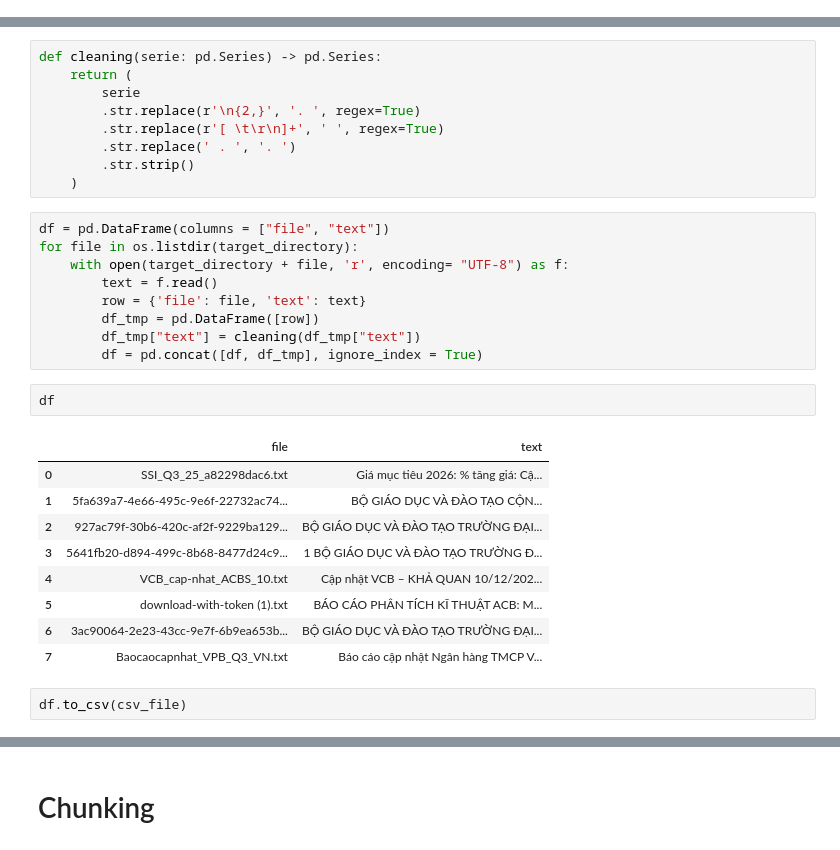
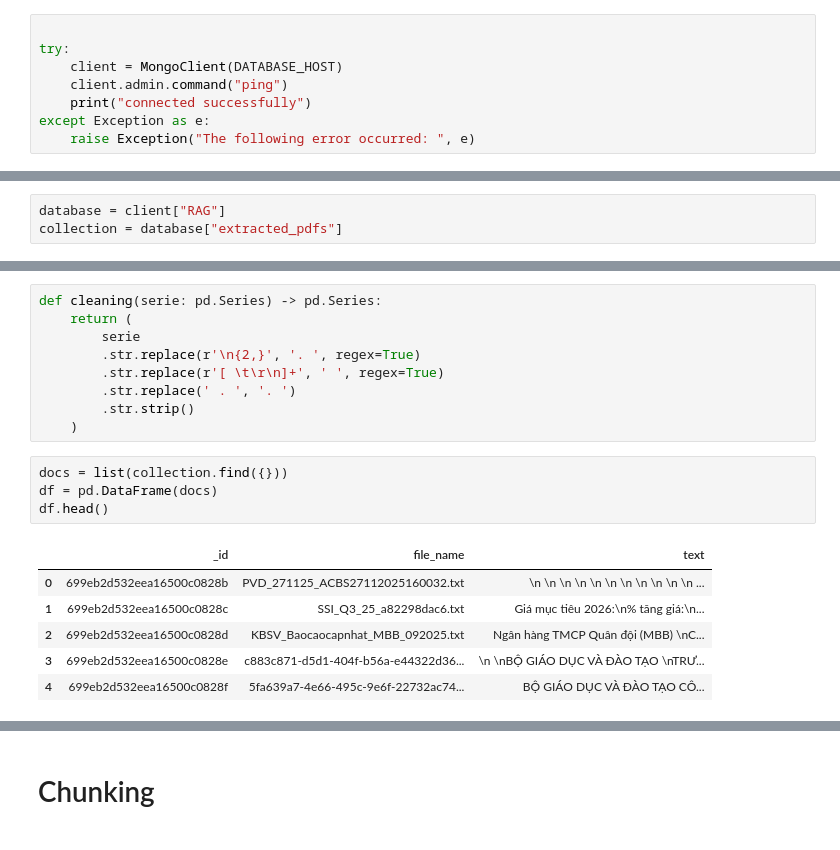
Before and after one commit to TranVoAnhTuan/RAG-TranVoAnhTuan, a Jupyter notebook: test.ipynb, the cells around one changed output, grey strips where cells are left out. Cells and saved outputs as stored; diff of their text form.

```diff
--- a/test.ipynb
+++ b/test.ipynb
@@ -14,0 +19,8 @@ import pymupdf
+# %%
+
+try:
+    client = MongoClient(DATABASE_HOST)
+    client.admin.command("ping")
+    print("connected successfully")
+except Exception as e:
+    raise Exception("The following error occurred: ", e)
@@ -14,0 +29,3 @@ import pymupdf
+# %%
+database = client["RAG"]
+collection = database["extracted_pdfs"]
@@ -53,26 +95,14 @@ def cleaning(serie: pd.Series) -> pd.Series:
         .str.replace(' . ', '. ')
         .str.strip()
     )
-# %%
-df = pd.DataFrame(columns = ["file", "text"])
-for file in os.listdir(target_directory):
-    with open(target_directory + file, 'r', encoding= "UTF-8") as f:
-        text = f.read()
-        row = {'file': file, 'text': text}
-        df_tmp = pd.DataFrame([row])
-        df_tmp["text"] = cleaning(df_tmp["text"])
-        df = pd.concat([df, df_tmp], ignore_index = True)
-# %%
-df
-# %% [output]
-|  | file | text |
-| 0 | SSI_Q3_25_a82298dac6.txt | Giá mục tiêu 2026: % tăng giá: Cậ... |
-| 1 | 5fa639a7-4e66-495c-9e6f-22732ac74... | BỘ GIÁO DỤC VÀ ĐÀO TẠO CỘN... |
-| 2 | 927ac79f-30b6-420c-af2f-9229ba129... | BỘ GIÁO DỤC VÀ ĐÀO TẠO TRƯỜNG ĐẠI... |
-| 3 | 5641fb20-d894-499c-8b68-8477d24c9... | 1 BỘ GIÁO DỤC VÀ ĐÀO TẠO TRƯỜNG Đ... |
-| 4 | VCB_cap-nhat_ACBS_10.txt | Cập nhật VCB – KHẢ QUAN 10/12/202... |
-| 5 | download-with-token (1).txt | BÁO CÁO PHÂN TÍCH KĨ THUẬT ACB: M... |
-| 6 | 3ac90064-2e23-43cc-9e7f-6b9ea653b... | BỘ GIÁO DỤC VÀ ĐÀO TẠO TRƯỜNG ĐẠI... |
-| 7 | Baocaocapnhat_VPB_Q3_VN.txt | Báo cáo cập nhật Ngân hàng TMCP V... |
-# %%
-df.to_csv(csv_file)
+# %%
+docs = list(collection.find({}))
+df = pd.DataFrame(docs)
+df.head()
+# %% [output]
+|  | _id | file_name | text |
+| 0 | 699eb2d532eea16500c0828b | PVD_271125_ACBS27112025160032.txt | \n \n \n \n \n \n \n \n \n \n \n ... |
+| 1 | 699eb2d532eea16500c0828c | SSI_Q3_25_a82298dac6.txt | Giá mục tiêu 2026:\n% tăng giá:\n... |
+| 2 | 699eb2d532eea16500c0828d | KBSV_Baocaocapnhat_MBB_092025.txt | Ngân hàng TMCP Quân đội (MBB) \nC... |
+| 3 | 699eb2d532eea16500c0828e | c883c871-d5d1-404f-b56a-e44322d36... | \n \nBỘ GIÁO DỤC VÀ ĐÀO TẠO \nTRƯ... |
+| 4 | 699eb2d532eea16500c0828f | 5fa639a7-4e66-495c-9e6f-22732ac74... | BỘ GIÁO DỤC VÀ ĐÀO TẠO CÔ... |
```
Also changed, not shown: parts of 54 cells of this notebook.
